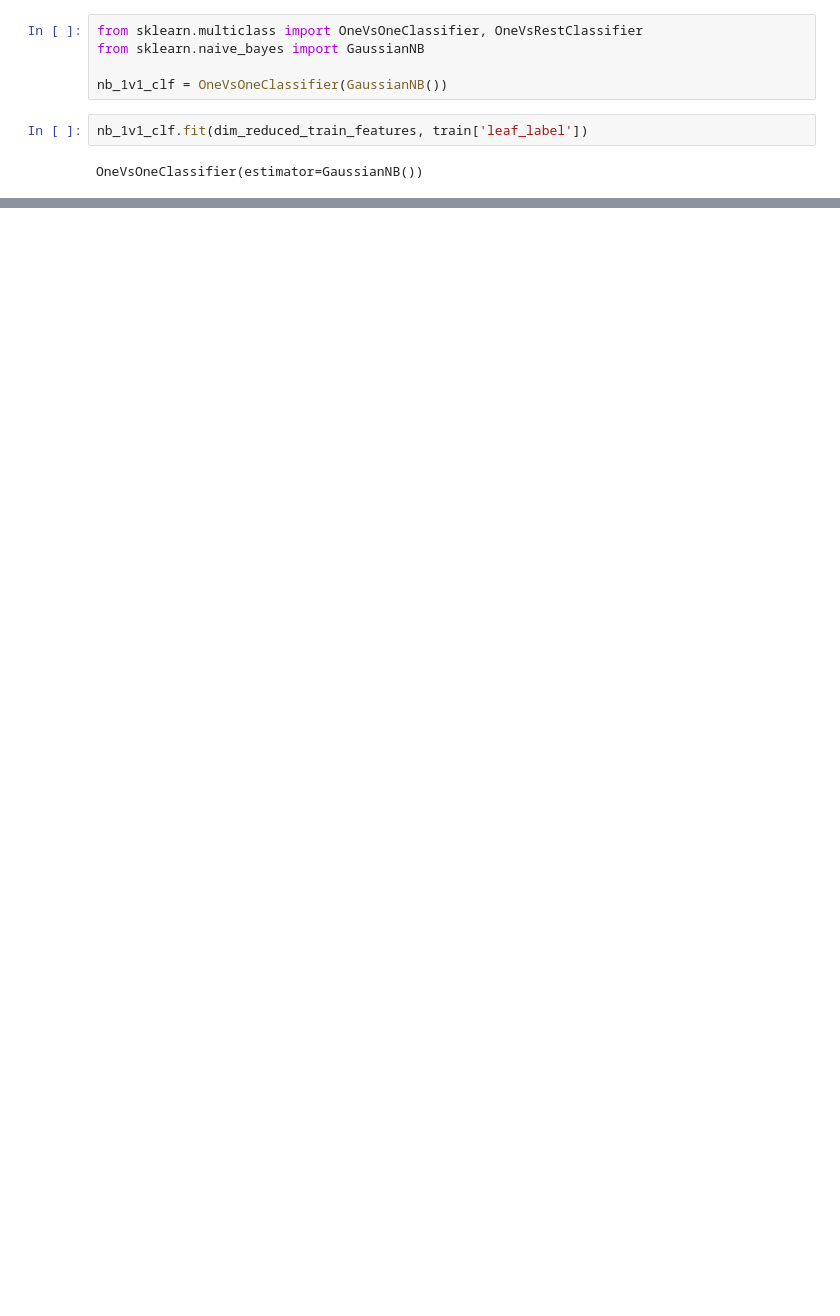
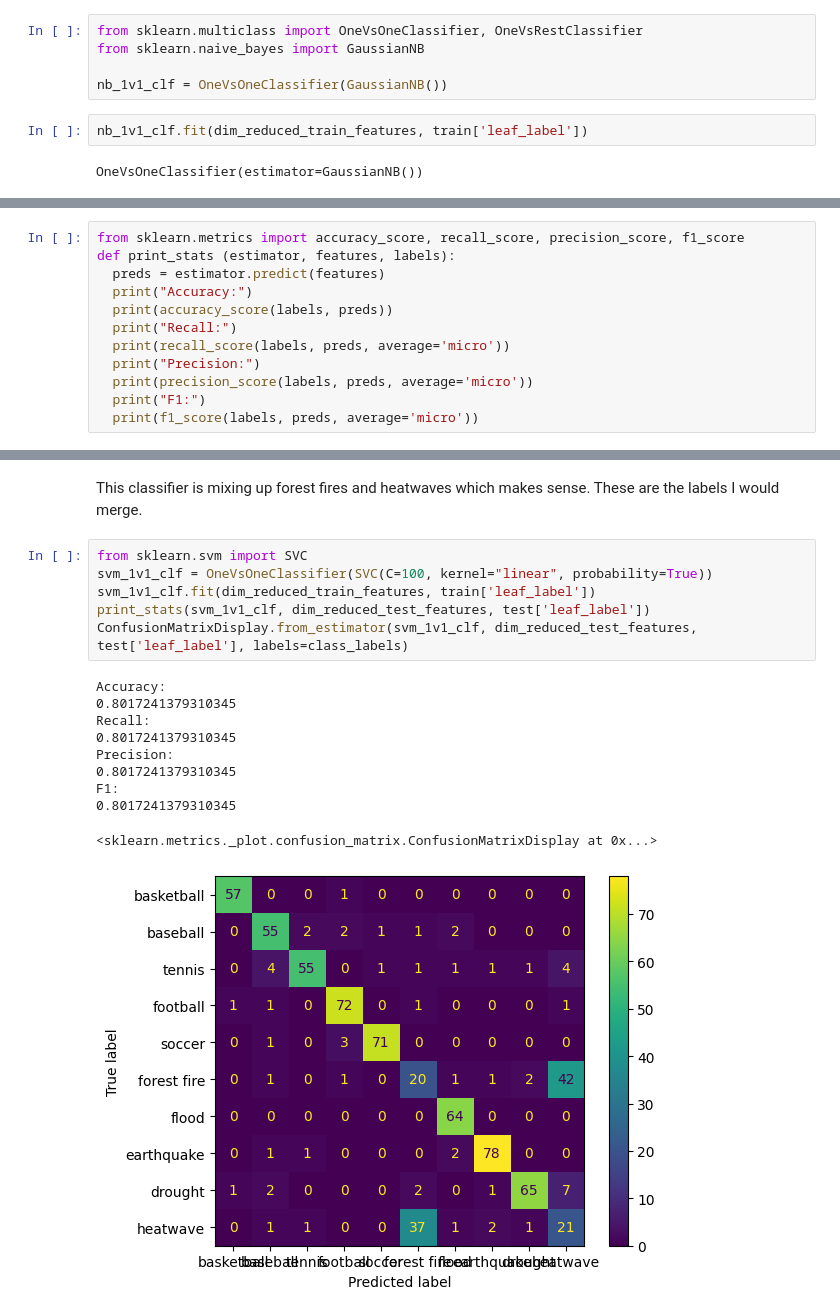
Before and after one commit to papaymaguire/ece219-project1, a Jupyter notebook: project1/notebooks/question09.ipynb, the cells around one changed output, grey strips where cells are left out. Cells and saved outputs as stored; diff of their text form; blank space fills up the shorter version.

```diff
--- a/project1/notebooks/question09.ipynb
+++ b/project1/notebooks/question09.ipynb
@@ -42 +78,13 @@ from project1.utils.MetricsAnalyzer import MetricsAnalyzer
+# %%
+from sklearn.metrics import accuracy_score, recall_score, precision_score, f1_score
+def print_stats (estimator, features, labels):
+  preds = estimator.predict(features)
+  print("Accuracy:")
+  print(accuracy_score(labels, preds))
+  print("Recall:")
+  print(recall_score(labels, preds, average='micro'))
+  print("Precision:")
+  print(precision_score(labels, preds, average='micro'))
+  print("F1:")
+  print(f1_score(labels, preds, average='micro'))
 # %%
@@ -60,0 +110,19 @@ ValueError: Target is multiclass but average='binary'. Please choose another ave
+# %% [markdown]
+This classifier is mixing up forest fires and heatwaves which makes sense. These are the labels I would merge.
+# %%
+from sklearn.svm import SVC
+svm_1v1_clf = OneVsOneClassifier(SVC(C=100, kernel="linear", probability=True))
+svm_1v1_clf.fit(dim_reduced_train_features, train['leaf_label'])
+print_stats(svm_1v1_clf, dim_reduced_test_features, test['leaf_label'])
+ConfusionMatrixDisplay.from_estimator(svm_1v1_clf, dim_reduced_test_features, test['leaf_label'], labels=class_labels)
+# %% [output]
+Accuracy:
+0.8017241379310345
+Recall:
+0.8017241379310345
+Precision:
+0.8017241379310345
+F1:
+0.8017241379310345
+<sklearn.metrics._plot.confusion_matrix.ConfusionMatrixDisplay at 0x...>
+[figure, added]
```
Also changed, not shown: parts of 27 cells of this notebook.
